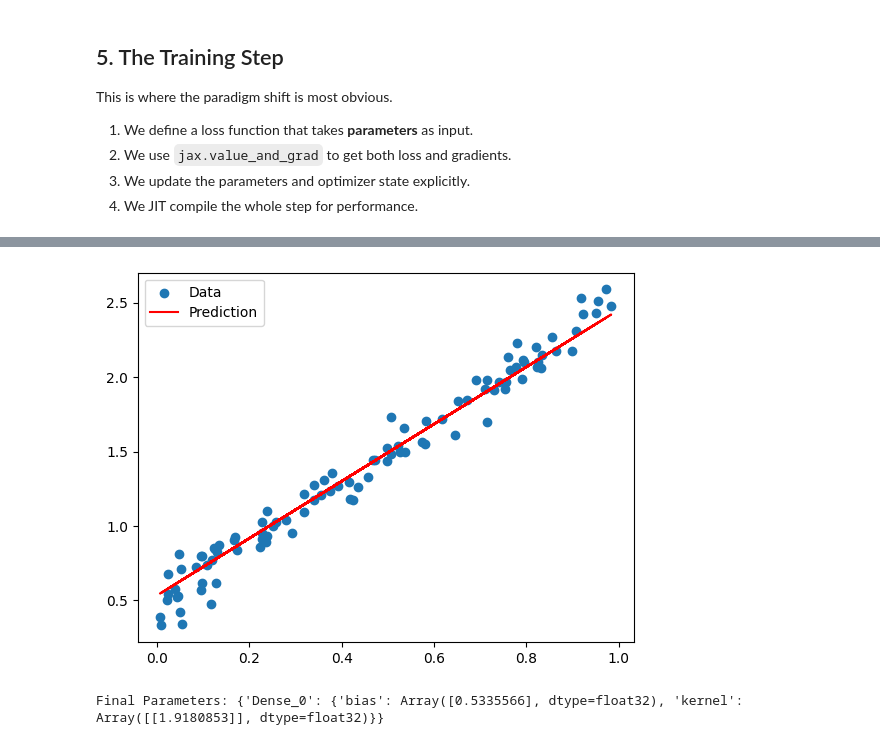
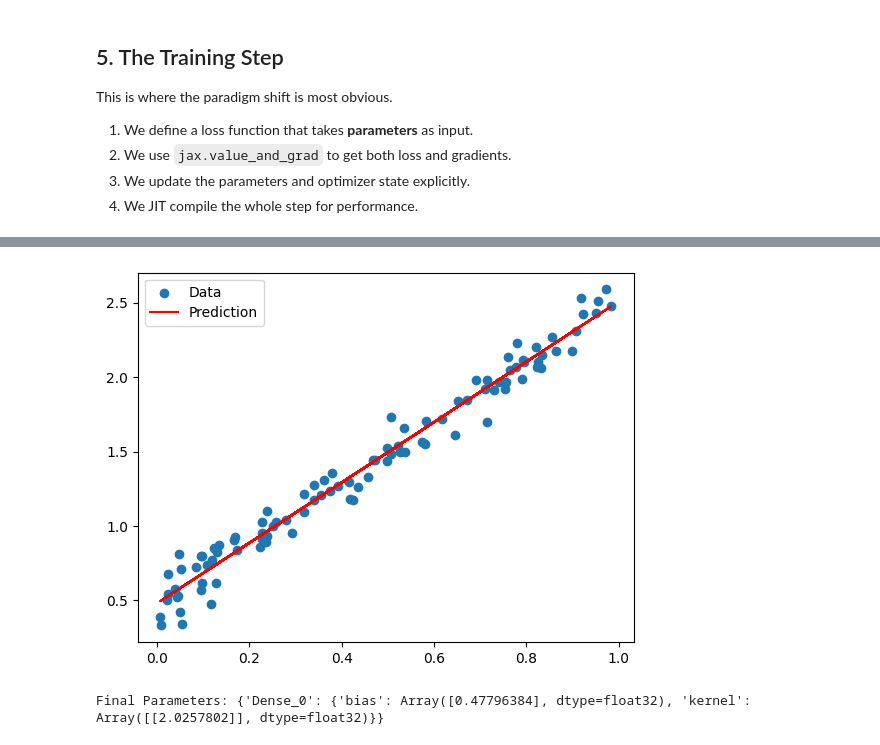
Before and after one commit to Pabloo22/open-endedness-project, a Jupyter notebook: notebooks/pablo-how-to-train-nns.ipynb, the cells around one changed output, grey strips where cells are left out. Saved outputs shown, nothing was run; the diff lists cells and outputs as text; code cells hidden in the pictures.

```diff
--- a/notebooks/pablo-how-to-train-nns.ipynb
+++ b/notebooks/pablo-how-to-train-nns.ipynb
@@ -60,7 +60,7 @@ params = model.init(subkey, X)["params"]  # Returns a frozen dict
 print("Parameters:", params)
 
 # Define Optimizer (Optax)
-optimizer = optax.sgd(learning_rate=0.1)
+optimizer = optax.adam(learning_rate=0.1)
 opt_state = optimizer.init(params)
 # %% [output]
 Parameters: {'Dense_0': {'kernel': Array([[1.2014109]], dtype=float32), 'bias': Array([0.], dtype=float32)}}
@@ -93,7 +93,7 @@ def train_step(params, opt_state, x, y):
     return params, opt_state, loss_val
 # %%
 # Training Loop
-for epoch in range(100):
+for epoch in range(101):
     params, opt_state, loss_val = train_step(params, opt_state, X, y_true)
     if epoch % 10 == 0:
         print(f"Epoch {epoch}, Loss: {loss_val:.4f}")
@@ -119,5 +120,5 @@ Epoch 90, Loss: 0.0109
-[figure, old version]
+[figure, new version]
 # %%
 print("Final Parameters:", params)
 # %% [output]
-Final Parameters: {'Dense_0': {'bias': Array([0.5335566], dtype=float32), 'kernel': Array([[1.9180853]], dtype=float32)}}
+Final Parameters: {'Dense_0': {'bias': Array([0.47796384], dtype=float32), 'kernel': Array([[2.0257802]], dtype=float32)}}
```
Also changed, not shown: parts of 1 cell of this notebook.
